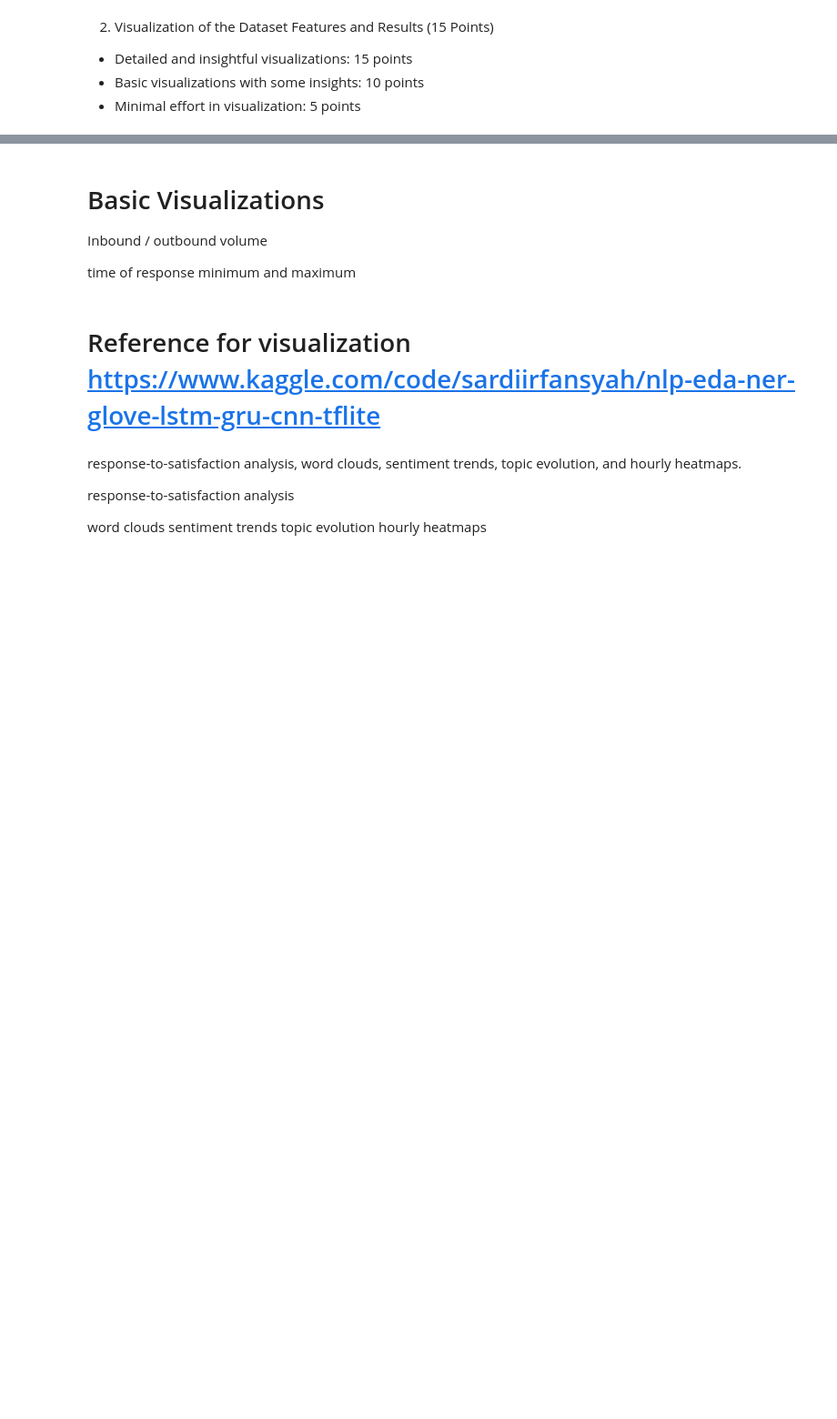
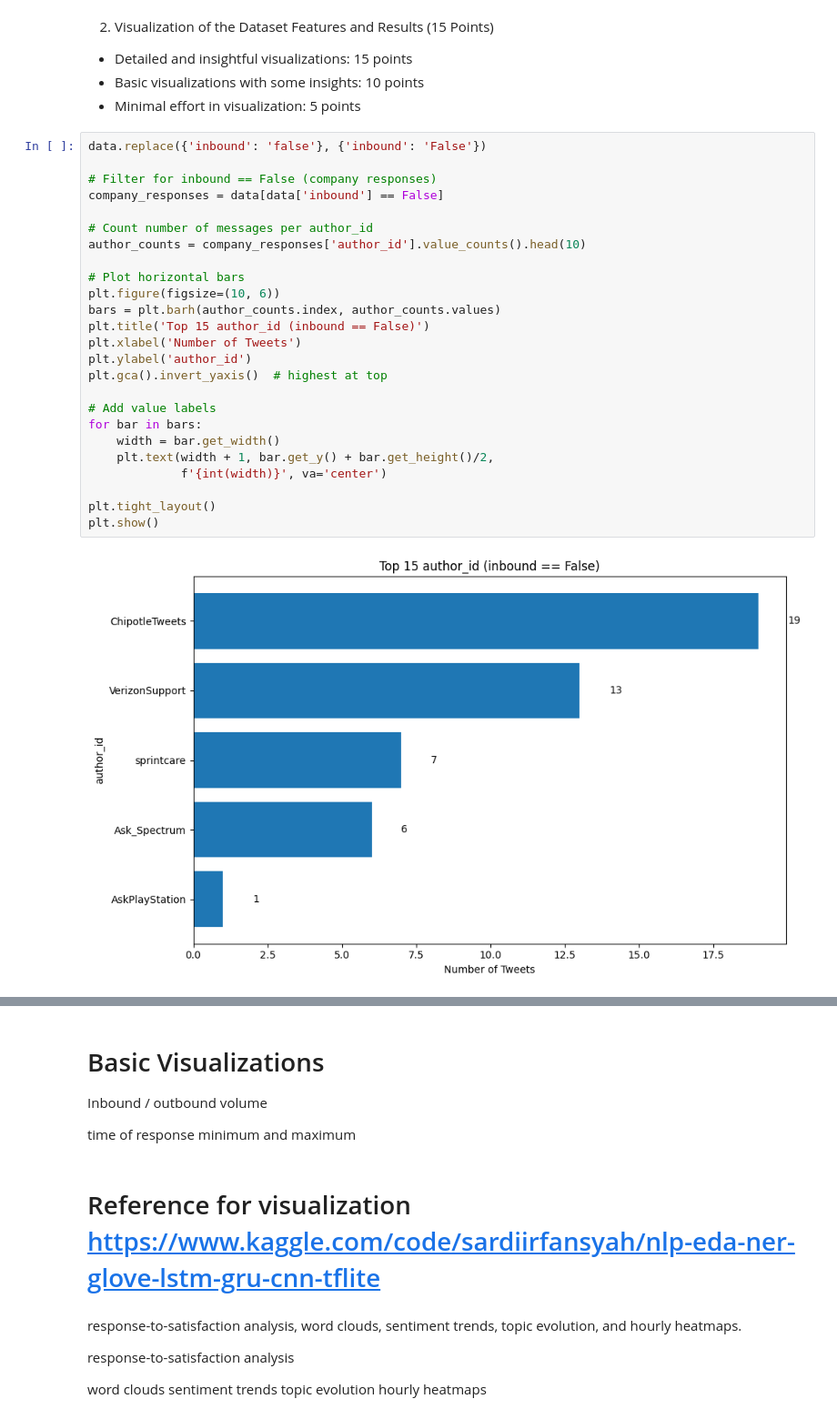
Before and after one commit to luizdataeng/project_nlp_fanshawe, a Jupyter notebook: main.ipynb, the cells around one changed output, grey strips where cells are left out. Shown at 91% size. Cells and saved outputs as stored; diff of their text form; blank space fills up the shorter version.

```diff
--- a/main.ipynb
+++ b/main.ipynb
@@ -176,3 +231,30 @@ SYM appears 9 times in the POS tags
 - Detailed and insightful visualizations: 15 points
 - Basic visualizations with some insights: 10 points
 - Minimal effort in visualization: 5 points
+# %%
+data.replace({'inbound': 'false'}, {'inbound': 'False'})
+
+# Filter for inbound == False (company responses)
+company_responses = data[data['inbound'] == False]
+
+# Count number of messages per author_id
+author_counts = company_responses['author_id'].value_counts().head(10)
+
+# Plot horizontal bars
+plt.figure(figsize=(10, 6))
+bars = plt.barh(author_counts.index, author_counts.values)
+plt.title('Top 15 author_id (inbound == False)')
+plt.xlabel('Number of Tweets')
+plt.ylabel('author_id')
+plt.gca().invert_yaxis()  # highest at top
+
+# Add value labels
+for bar in bars:
+    width = bar.get_width()
+    plt.text(width + 1, bar.get_y() + bar.get_height()/2,
+             f'{int(width)}', va='center')
+
+plt.tight_layout()
+plt.show()
+# %% [output]
+[figure, added]
```
Also changed, not shown: parts of 6 cells of this notebook.
